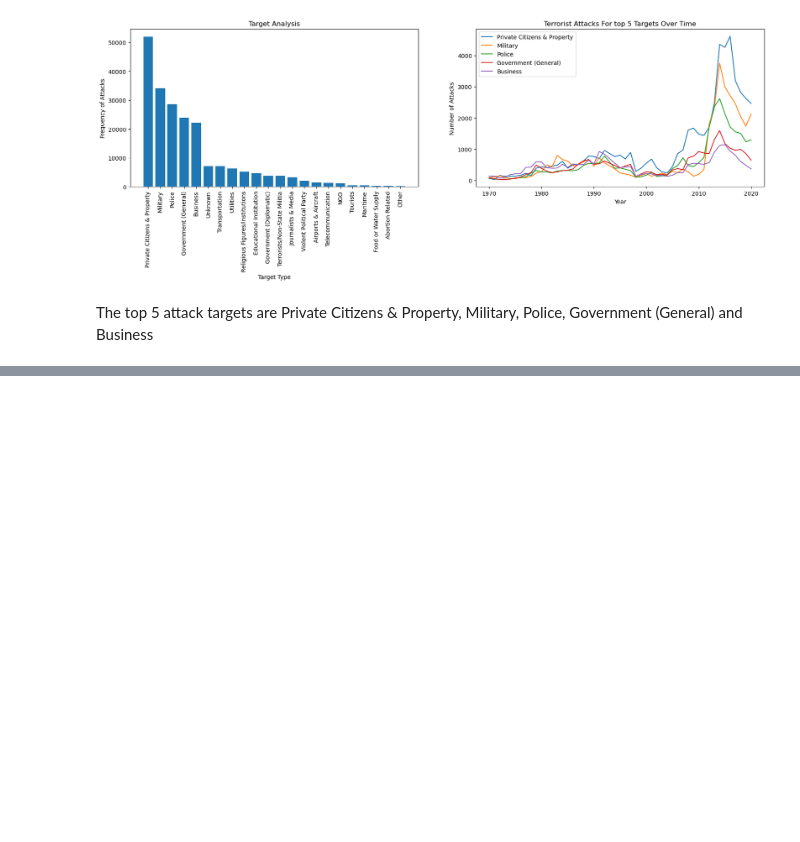
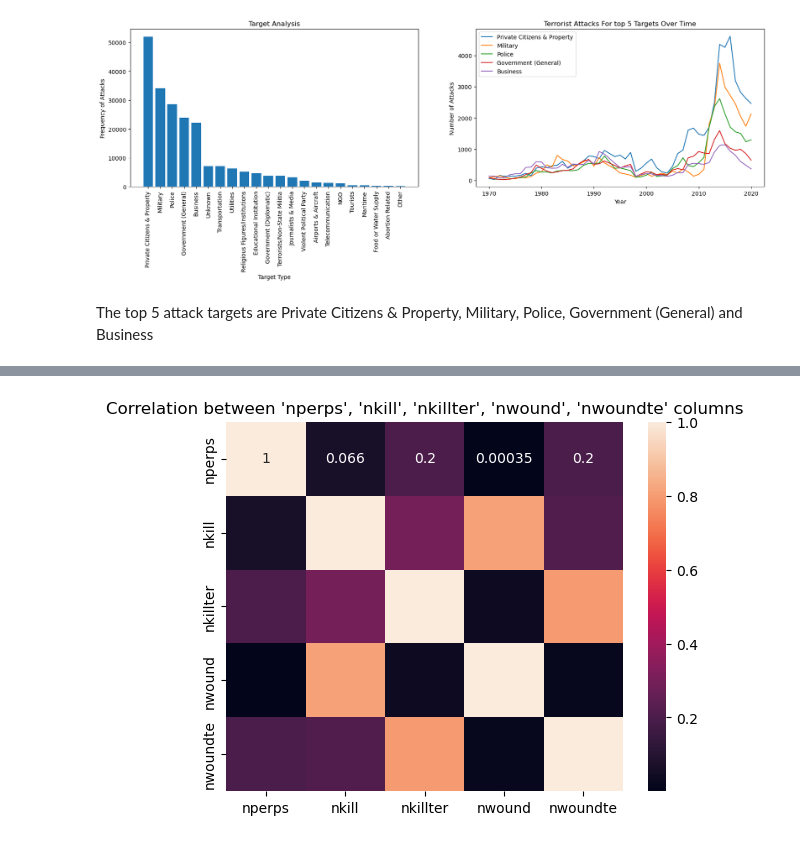
Before and after one commit to shivichourey/data_analysis, a Jupyter notebook: EDA.ipynb, the cells around one changed output, grey strips where cells are left out. Drawn from its saved outputs; the diff is of its cells as text; code cells hidden in the pictures; blank space fills up the shorter version.

```diff
--- a/EDA.ipynb
+++ b/EDA.ipynb
@@ -270,2 +300,5 @@ Reject null hypothesis: There's a significant association between Terrorist Grou
 # %%
-# Relation between
+# Relation between numeric columns
+terr_numeric_values = terrdf[['nperps', 'nkill', 'nkillter', 'nwound', 'nwoundte']]
+
+terr_numeric_values = terr_numeric_values.loc[(terr_numeric_values.nperps >= 0) & (terr_numeric_values.nkill >= 0) & (terr_numeric_values.nkillter >= 0) & (terr_numeric_values.nwound >= 0) & (terr_numeric_values.nwoundte >= 0) ]
@@ -315,0 +314,7 @@ terr_by_country = terrdf.groupby('country_txt')['eventid'].count()
+# %%
+import seaborn as sns
+sns.heatmap(data = terr_numeric_values.corr(), annot=True)
+plt.title("Correlation between 'nperps', 'nkill', 'nkillter', 'nwound', 'nwoundte' columns")
+plt.show()
+# %% [output]
+[figure, added]
```
Also changed, not shown: parts of 21 cells of this notebook.
